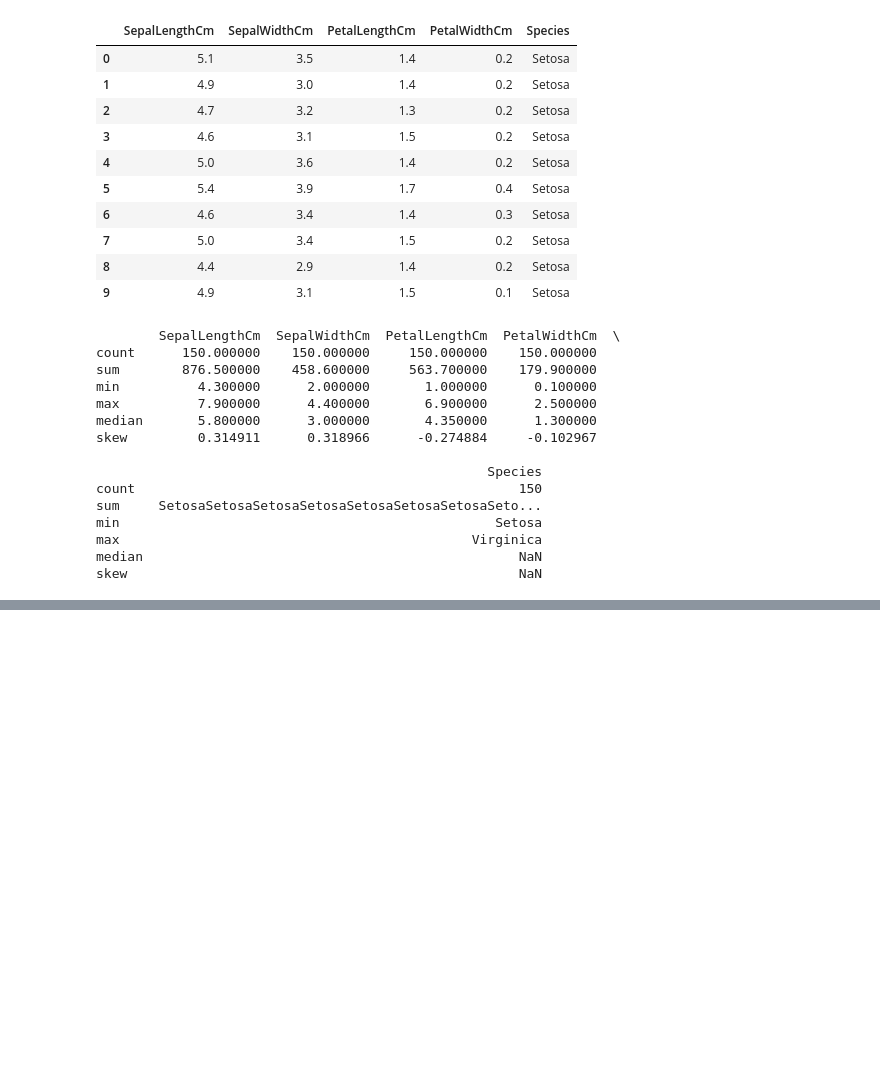
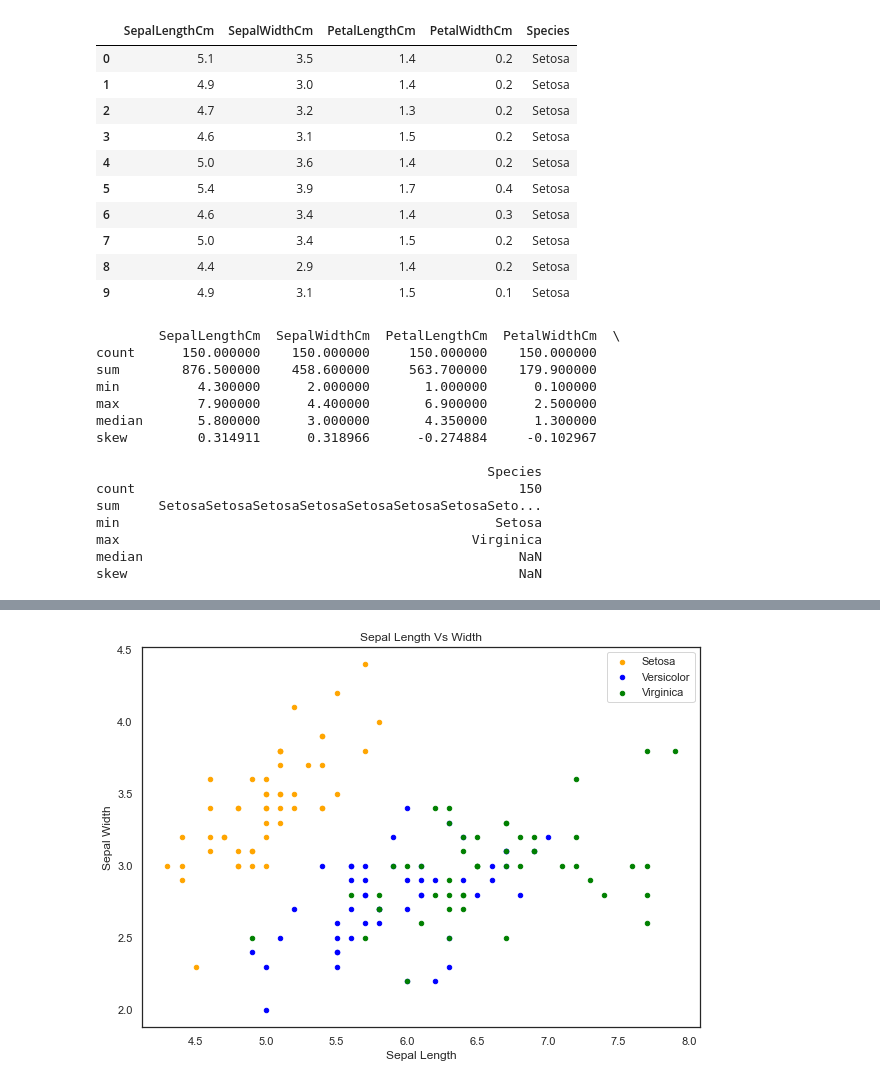
Before and after one commit to RyanMch97/pands-project, a Jupyter notebook: IrisNotebook.ipynb, the cells around one changed output, grey strips where cells are left out. Saved outputs shown, nothing was run; the diff lists cells and outputs as text; code cells hidden in the pictures; blank space fills up the shorter version.

```diff
--- a/IrisNotebook.ipynb
+++ b/IrisNotebook.ipynb
@@ -92,0 +93,16 @@ plt.savefig('PetalScatter.png')
+# %%
+## Extra Analyis ##
+
+fig = df[df.Species == 'Setosa'].plot(kind='scatter', x='SepalLengthCm', y='SepalWidthCm', color='orange', label='Setosa') ##Creating our sepal plot again but this time  just for setosha which we will make ornage
+df[df.Species == 'Versicolor'].plot(kind='scatter', x='SepalLengthCm', y='SepalWidthCm', color='blue', label='Versicolor', ax=fig)##Creating our sepal-Length plot again but this time  just for Versiocolor which we will make blue
+df[df.Species == 'Virginica'].plot(kind='scatter', x='SepalLengthCm', y='SepalWidthCm', color='green', label='Virginica', ax=fig)##Creating our sepal-Length plot again but this time  just for Virgincia which we will make Green
+
+fig.set_xlabel('Sepal Length') ##Setting labels for each axis
+fig.set_ylabel('Sepal Width')
+fig.set_title('Sepal Length Vs Width')## Title
+
+fig=plt.gcf()
+fig.set_size_inches(10, 7) ##Sets size of the grah
+plt.show() ##Shows & prints the graph
+# %% [output]
+[figure, added]
```
Also changed, not shown: parts of 8 cells of this notebook, 8 other files.
